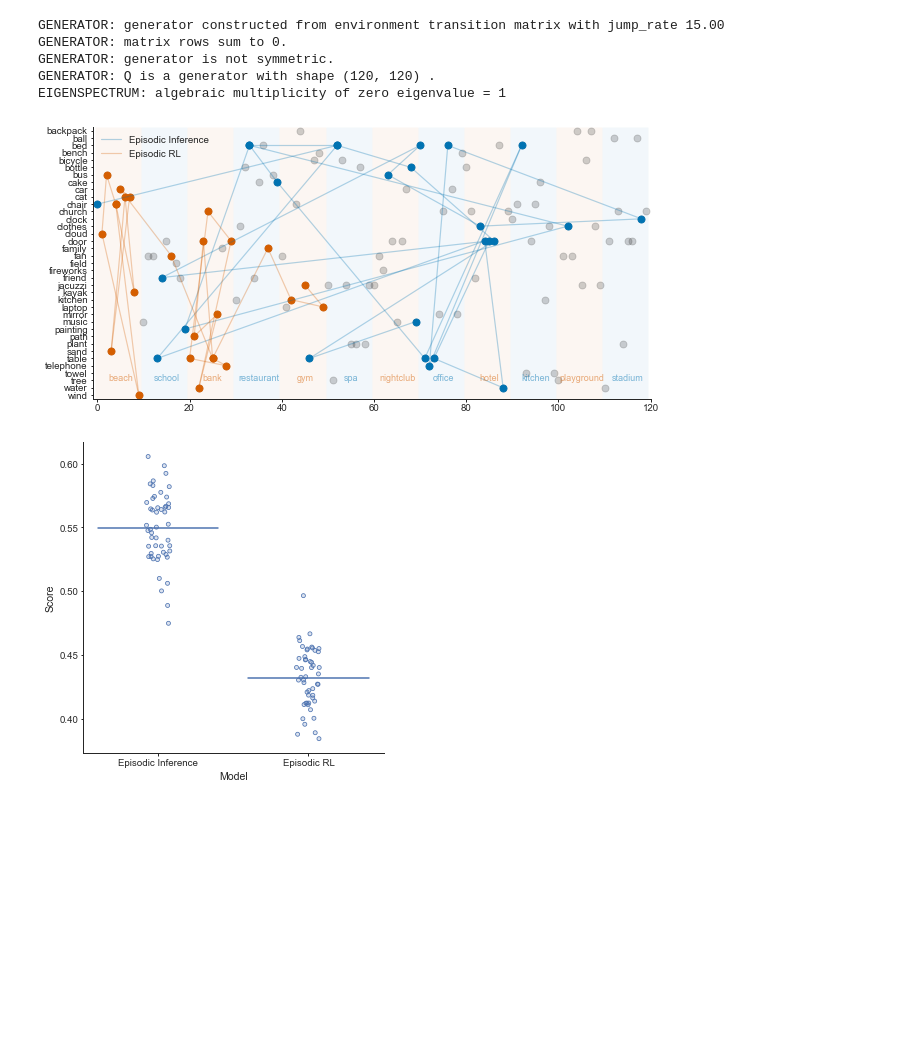
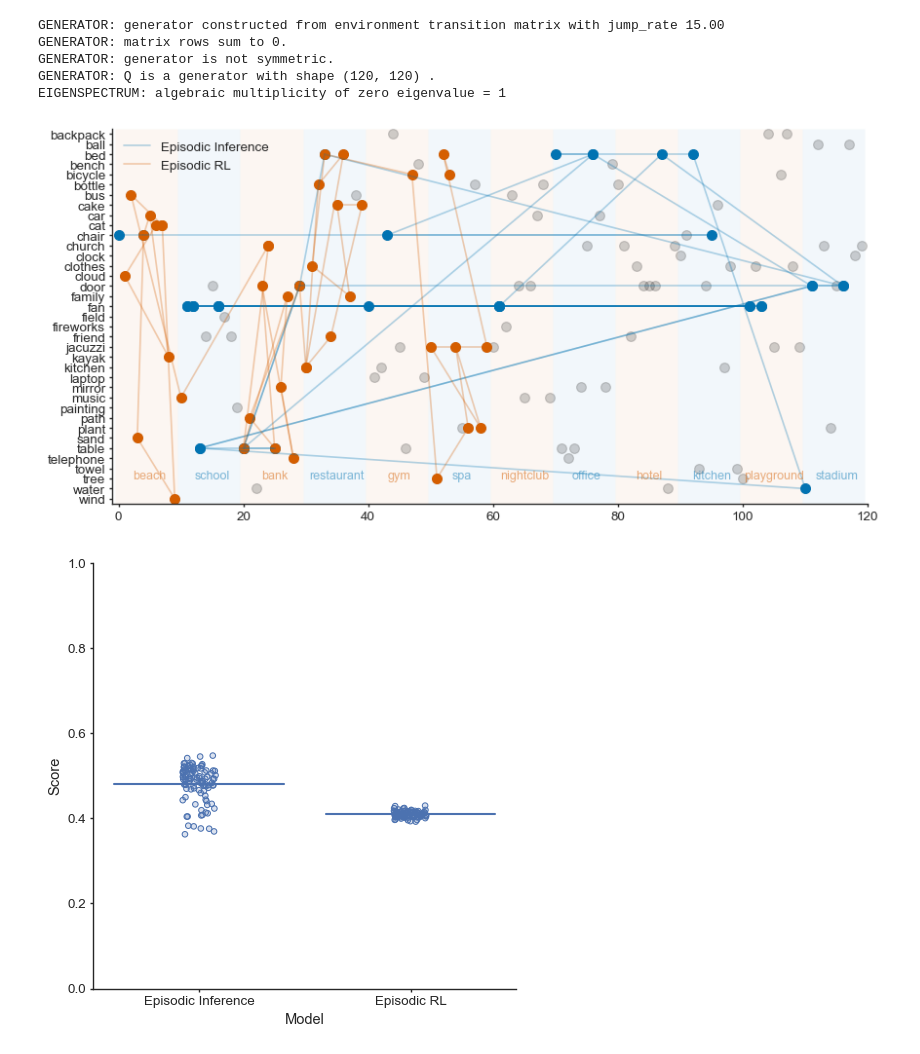
Before and after one commit to LubnaAb/episodic_memory, a Jupyter notebook: sampling.ipynb, the cells around one changed output. Cells and saved outputs as stored; diff of their text form; code cells hidden in the pictures; blank space fills up the shorter version.

```diff
--- a/sampling.ipynb
+++ b/sampling.ipynb
@@ -16,4 +16,4 @@ Load the states of the environment
 df_env_states = pd.read_csv('environment_states.csv', index_col=0)
 df_env_novel_states = pd.read_csv('environment_novel_states.csv', index_col=0)
 # Select 5 rows
-df_env_novel_states = df_env_novel_states.sample(3)
+df_env_novel_states = df_env_novel_states.sample(5)
@@ -22,15 +42,15 @@ Tune the similarity matrix to fit to the novel episode semantics
 # %%
 df_words_similarities_tuned = df_words_similarities.copy()
 
-for word in df_env_novel_states['word'].unique():
-    sim = 1
-    # Add 1 and divide by 2 to the column of the word
-    df_words_similarities_tuned[word] = sim
-    # Add 1 and divide by 2 to the index of the word
-    df_words_similarities_tuned.loc[word] = sim
+# for word in df_env_novel_states['word'].unique():
+#     sim = 1
+#     # Add 1 and divide by 2 to the column of the word
+#     df_words_similarities_tuned[word] = sim
+#     # Add 1 and divide by 2 to the index of the word
+#     df_words_similarities_tuned.loc[word] = sim
 
 
-df_words_similarities_tuned = df_words_similarities_tuned ** 5
+df_words_similarities_tuned = df_words_similarities_tuned
 # %%
 from sklearn.manifold import MDS
 mds = MDS(n_components=1, dissimilarity='precomputed', random_state=0)
@@ -58,11 +78,11 @@ from simulators_episodic import EpisodicSimulator
 
 # Create the environment
 k = 1  # Inter-episode connectivity. Domain: [0, 1]. 1, sample across episodes. 0, sample within episodes
-m = 2 # Action Similarity weight. Domain: [0, inf]. 0, no action dependence.
+m = 10 # Action Similarity weight. Domain: [0, inf]. 0, no action dependence.
 n = 1  # Time diference weight. Domain: [0, inf]. 0, no time dependence.
 
-n_step = 25
-n_samp = 50
+n_step = 40
+n_samp = 100
 init_state = 0
 
 env = EpisodicGraph(df_env_states, df_words_similarities_tuned, df_semantic_mds, k=k, m=m, n=n)
@@ -72,7 +92,8 @@ env = EpisodicGraph(df_env_states, df_words_similarities_tuned, df_semantic_mds,
 generator = Generator(env)
 
 # Create the propagator
-propagator = Propagator(generator, alpha=1., tau=5)
+propagator = Propagator(generator)
+# propagator.min_zero_cf()
 
 # Create the simulator
 simulator = EpisodicSimulator(propagator, init_state)
@@ -126,7 +147,7 @@ def episodic_rl_algorithm(df_env_states, df_env_novel_states, max_seqs = 40, n_s
         seqs[i] = np.array(seqs_i)[:max_seqs]
     return seqs
 
-seqs_2 = episodic_rl_algorithm(df_env_states, df_env_novel_states, max_seqs=n_step, thresh=0.5)
+seqs_2 = episodic_rl_algorithm(df_env_states, df_env_novel_states, max_seqs=n_step, n_samp=n_samp, thresh=0.4)
 # %%
 def create_df_sequences(seqs):
     df_sequences = pd.DataFrame()
@@ -226,7 +247,7 @@ for c, (name, df_sequences_i) in zip(["b", "r"], df_sequences):
 ax.legend()
 plt.show()
 # %% [output]
-[figure, old version]
+[figure, new version]
 # %%
 # compute the evaluation
 
@@ -251,23 +272,24 @@ df_eval = compute_evaluation(df_sequences, df_env_novel_states)
 # %%
 import seaborn.objects as so
 
 fig, ax = plt.subplots(figsize=(5, 5))
 p = (
     so.Plot(df_eval, x="model", y="similarity")
     .add(so.Dash(color="b"), so.Agg())
     .add(so.Dots(color="b"), so.Jitter())
     .label(
         x="Model",
         y="Score",
     )
     .layout(
         engine="tight",
     )
+    .limit(y=(0, 1))
     .on(ax)
     .plot()
 )
 # %% [output]
-[figure, old version]
+[figure, new version]
 # %%
 df_env_states_numpy = df_env_states.copy()
 
```
Also changed, not shown: parts of 3 cells of this notebook, 1 other file.
